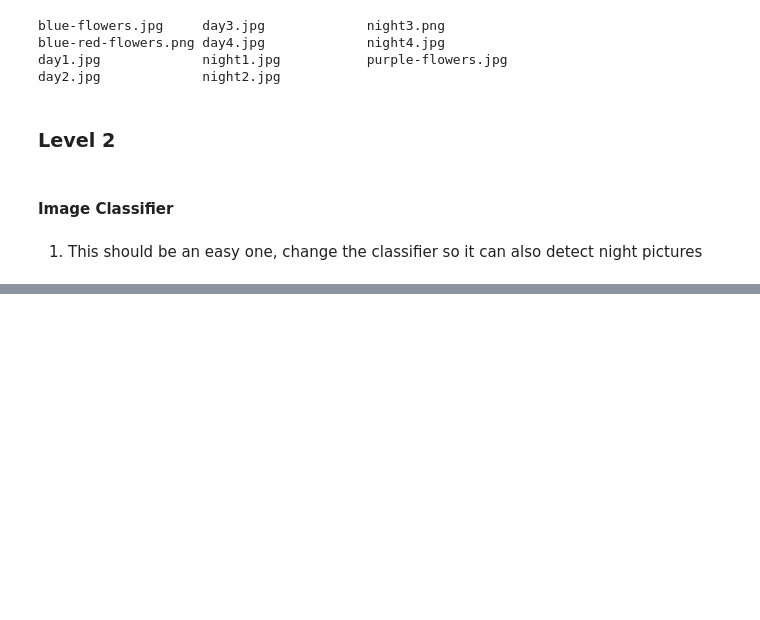
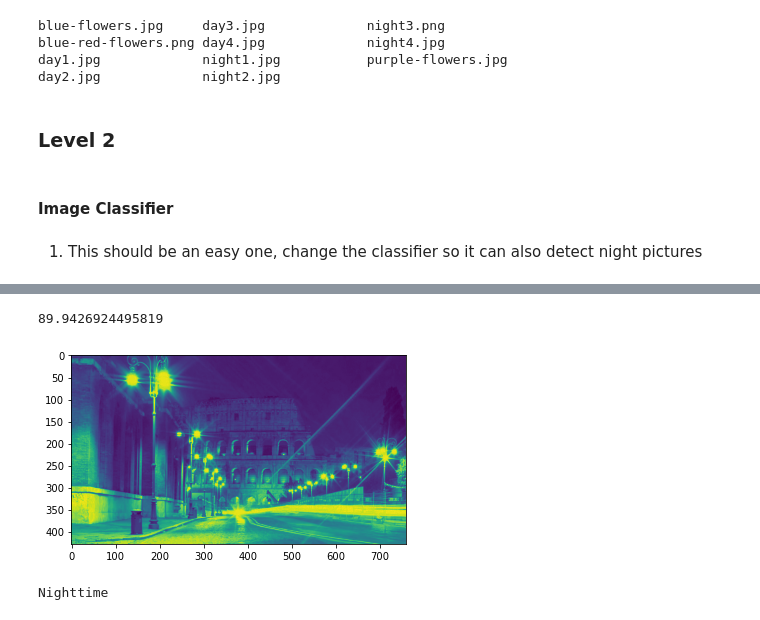
Before and after one commit to Marzipan78/Striving, a Jupyter notebook: M6_Computer_Vision/03. Histograms, transformations and Bitwise ops/Histograms.ipynb, the cells around one changed output, grey strips where cells are left out. Cells and saved outputs as stored; diff of their text form; code cells hidden in the pictures; blank space fills up the shorter version.

```diff
--- a/M6_Computer_Vision/03. Histograms, transformations and Bitwise ops/Histograms.ipynb
+++ b/M6_Computer_Vision/03. Histograms, transformations and Bitwise ops/Histograms.ipynb
@@ -73,0 +83,24 @@ day2.jpg             night2.jpg
+# %%
+night1 = cv2.imread(path + 'night1.jpg')
+night1_copy = night1.copy()
+night1_hsv = cv2.cvtColor(night1_copy, cv2.COLOR_BGR2HSV)
+h2, s2, v2 = cv2.split(night1_hsv)
+plt.imshow(v2)
+v2.mean()
+# %% [output]
+89.9426924495819
+[figure, added]
+# %%
+def day_night(imgpath):
+    img = cv2.imread(imgpath)
+    img_copy = img.copy()
+    img_hsv = cv2.cvtColor(img_copy, cv2.COLOR_BGR2HSV)
+    h, s, v = cv2.split(img_hsv)
+    if v.mean() > 100:
+        print('Daytime')
+    else:
+        print('Nighttime')
+
+day_night(path + 'night4.jpg')
+# %% [output]
+Nighttime
```
Also changed, not shown: parts of 1 cell of this notebook.
